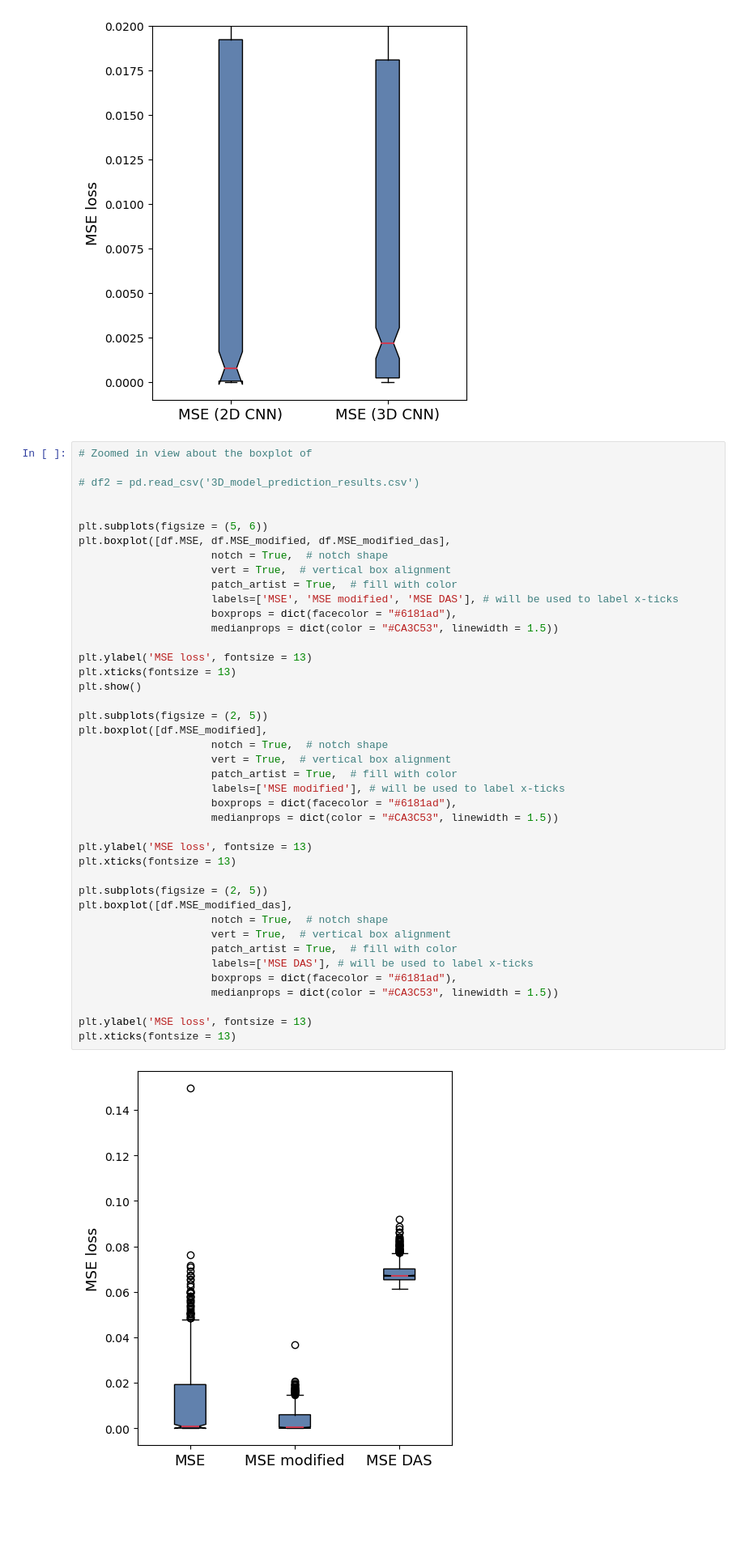
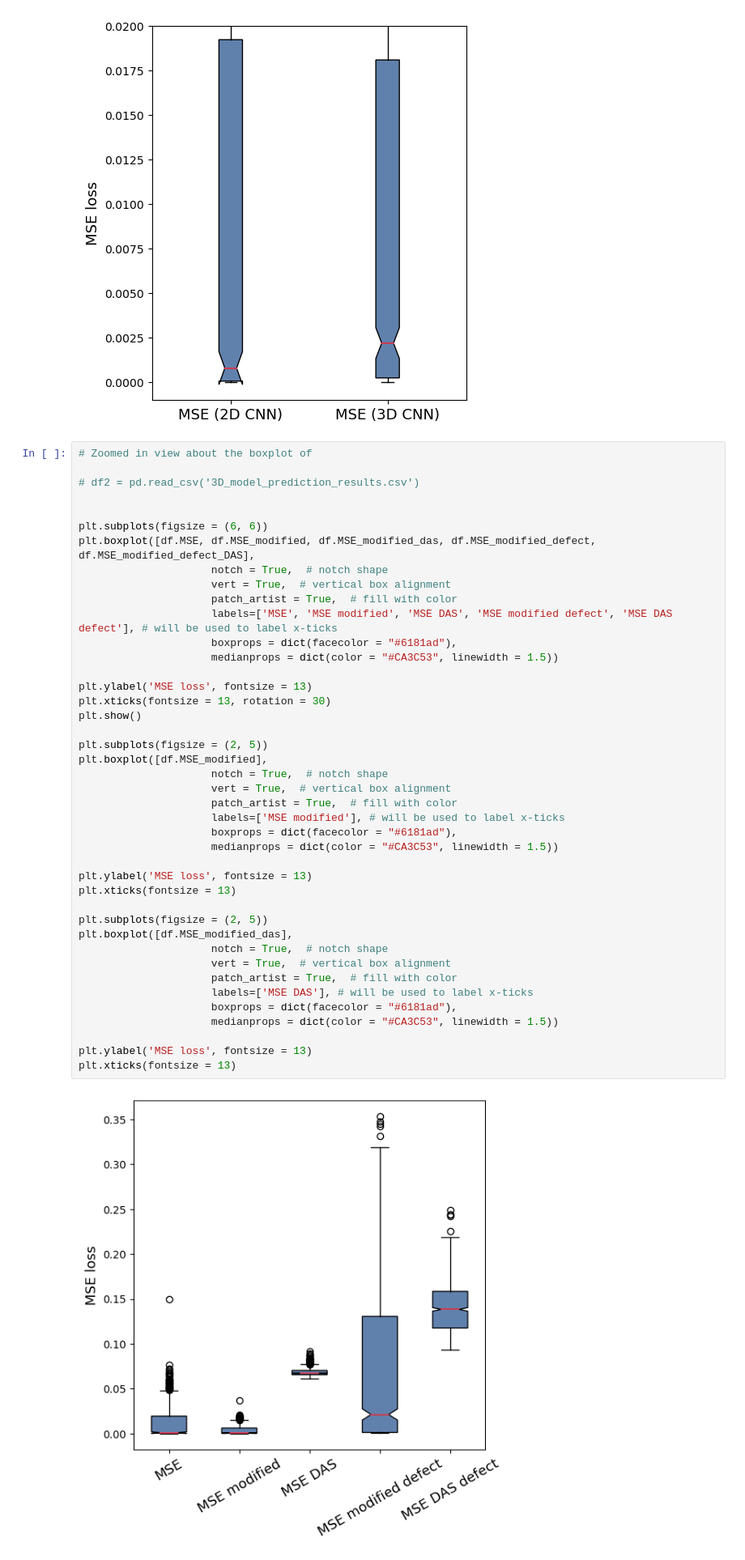
Before and after one commit to MC-Kangan/FYP_Ultrasound_Imaging_ML, a Jupyter notebook: Prediction_results_analysis.ipynb, the cells around one changed output. Shown at 81% size. Cells and saved outputs as stored; diff of their text form; blank space fills up the shorter version.

```diff
--- a/Prediction_results_analysis.ipynb
+++ b/Prediction_results_analysis.ipynb
@@ -184,44 +188,44 @@ plt.ylim(-0.001, 0.02)
 # df2 = pd.read_csv('3D_model_prediction_results.csv')
 
 
-plt.subplots(figsize = (5, 6))
-plt.boxplot([df.MSE, df.MSE_modified, df.MSE_modified_das],
+plt.subplots(figsize = (6, 6))
+plt.boxplot([df.MSE, df.MSE_modified, df.MSE_modified_das, df.MSE_modified_defect, df.MSE_modified_defect_DAS],
                      notch = True,  # notch shape
                      vert = True,  # vertical box alignment
                      patch_artist = True,  # fill with color
-                     labels=['MSE', 'MSE modified', 'MSE DAS'], # will be used to label x-ticks
+                     labels=['MSE', 'MSE modified', 'MSE DAS', 'MSE modified defect', 'MSE DAS defect'], # will be used to label x-ticks
                      boxprops = dict(facecolor = "#6181ad"),
                      medianprops = dict(color = "#CA3C53", linewidth = 1.5))
 
 plt.ylabel('MSE loss', fontsize = 13)
-plt.xticks(fontsize = 13)
+plt.xticks(fontsize = 13, rotation = 30)
 plt.show()
 
 plt.subplots(figsize = (2, 5))
 plt.boxplot([df.MSE_modified],
                      notch = True,  # notch shape
                      vert = True,  # vertical box alignment
                      patch_artist = True,  # fill with color
                      labels=['MSE modified'], # will be used to label x-ticks
                      boxprops = dict(facecolor = "#6181ad"),
                      medianprops = dict(color = "#CA3C53", linewidth = 1.5))
 
 plt.ylabel('MSE loss', fontsize = 13)
 plt.xticks(fontsize = 13)
 
 plt.subplots(figsize = (2, 5))
 plt.boxplot([df.MSE_modified_das],
                      notch = True,  # notch shape
                      vert = True,  # vertical box alignment
                      patch_artist = True,  # fill with color
                      labels=['MSE DAS'], # will be used to label x-ticks
                      boxprops = dict(facecolor = "#6181ad"),
                      medianprops = dict(color = "#CA3C53", linewidth = 1.5))
 
 plt.ylabel('MSE loss', fontsize = 13)
 plt.xticks(fontsize = 13)
 # %% [output]
-[figure, old version]
+[figure, new version]
 (array([1]), [Text(0, 0, '')])
 [figure]
 [figure]
```
Also changed, not shown: parts of 11 cells of this notebook, 5 other files.
